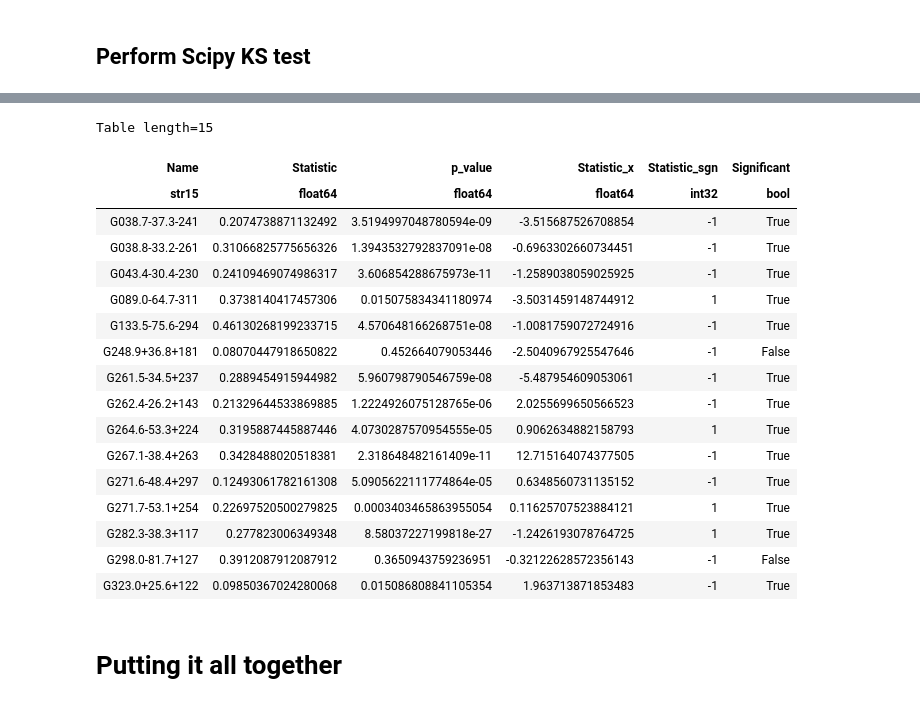
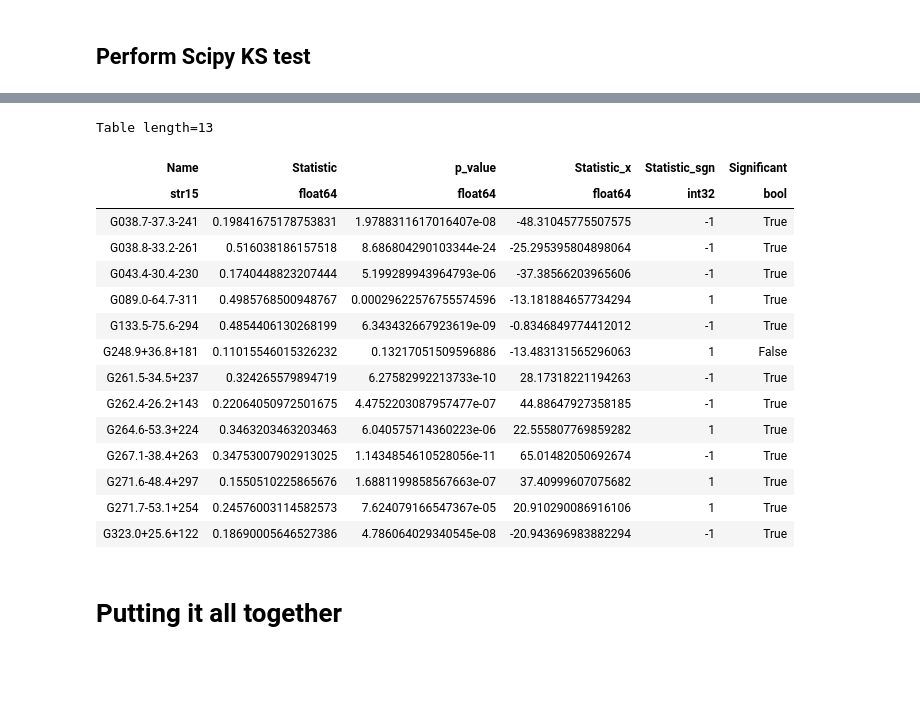
Before and after one commit to Olivex727/hvc-magnetic-honours-programs, a Jupyter notebook: synthesis/KStest.ipynb, the cells around one changed output, grey strips where cells are left out. Drawn from its saved outputs; the diff is of its cells as text; code cells hidden in the pictures; blank space fills up the shorter version.

Commit message:
KS test 2

```diff
--- a/synthesis/KStest.ipynb
+++ b/synthesis/KStest.ipynb
@@ -3,12 +3,12 @@ import sys
 sys.path.append('C://Users/olive/OneDrive - Australian National University/Honours-Olivia/Programs/honours/standard_modules')
 sys.path.append('C://Users/olive/OneDrive - Australian National University/Honours-Olivia/Programs/honours/project')
 
-from collation import collator, hvc_snapshot as snap
+from collation import collator, hvc_snapshot as snap, collation_tools as ct
 from synthesis import hvc_looper as hvcl, magnetic_field_derivation as mfd
 
 collated_data = collator.data_whole_sky(False, load_data=["../data_processed/proc_rms","../data_processed/proc_hvcs"], h1_img="../data_catalog/hi4pi-hvc-nhi-car.fits", override_RMs=True)
 
-master_hvcs = hvcl.load_HVCs(collated_data, hvc_indicies=[0, 1, 2, 3, 4, 5, 6, 7, 9, 10, 12, 13, 16, 22, 24])
+master_hvcs = hvcl.load_HVCs(collated_data, hvc_indicies=[0, 1, 2, 3, 4, 5, 6, 7, 9, 10, 12, 13, 24])
 # %% [output]
 === WHOLE-SKY DATA COLLATION ===
 Gathering data ...
@@ -91,7 +91,7 @@ import scipy.stats as stats
 from astropy.table import Table
 
 def column_to_array(data):
-    return np.sort(data.data*1e6)
+    return np.sort(data.data)
 
 def split_RMs(RMs, centre, max_distance):
     mask = np.zeros(len(RMs), dtype=bool)
@@ -119,8 +119,8 @@ def make_cdfs(inner, outer):
 def KStest_single(snapshots, index = 0, show = False, dict_answer=True, p_value=0.05):
     hvc_snap = snapshots[index]
     inner_rms, outer_rms = split_RMs(hvc_snap["RMs"],hvc_snap["HVC"]["SkyCoord"], morph_ring(hvc_snap))
-    inner = column_to_array(inner_rms["B_virtual [int]"])
-    outer = column_to_array(outer_rms["B_virtual [int]"])
+    inner = column_to_array(inner_rms["RM"])
+    outer = column_to_array(outer_rms["RM"])
 
     print("Analysing HVC: " + hvc_snap["HVC"]["Name"])
     #print(len(outer), len(inner))
@@ -176,25 +174,25 @@ Analysing HVC: G298.0-81.7+127
 Analysing HVC: G323.0+25.6+122
 # %%
-Table(rows=KSlist)#, names=("statistic", "pvalue", "statistic_location", "statistic_sign"))
+raw_KS = Table(rows=KSlist)#, names=("statistic", "pvalue", "statistic_location", "statistic_sign"))
+ct.write_processed(raw_KS, '../data_processed/hvc_KS_tests/unorrected_KS')
+raw_KS
 # %% [output]
-Table length=15
+Table length=13
 | Name | Statistic | p_value | Statistic_x | Statistic_sgn | Significant |
 | str15 | float64 | float64 | float64 | int32 | bool |
-| G038.7-37.3-241 | 0.2074738871132492 | 3.5194997048780594e-09 | -3.515687526708854 | -1 | True |
-| G038.8-33.2-261 | 0.31066825775656326 | 1.3943532792837091e-08 | -0.6963302660734451 | -1 | True |
-| G043.4-30.4-230 | 0.24109469074986317 | 3.606854288675973e-11 | -1.2589038059025925 | -1 | True |
-| G089.0-64.7-311 | 0.3738140417457306 | 0.015075834341180974 | -3.5031459148744912 | 1 | True |
-| G133.5-75.6-294 | 0.46130268199233715 | 4.570648166268751e-08 | -1.0081759072724916 | -1 | True |
-| G248.9+36.8+181 | 0.08070447918650822 | 0.452664079053446 | -2.5040967925547646 | -1 | False |
-| G261.5-34.5+237 | 0.2889454915944982 | 5.960798790546759e-08 | -5.487954609053061 | -1 | True |
-| G262.4-26.2+143 | 0.21329644533869885 | 1.2224926075128765e-06 | 2.0255699650566523 | -1 | True |
-| G264.6-53.3+224 | 0.3195887445887446 | 4.0730287570954555e-05 | 0.9062634882158793 | 1 | True |
-| G267.1-38.4+263 | 0.3428488020518381 | 2.318648482161409e-11 | 12.715164074377505 | -1 | True |
-| G271.6-48.4+297 | 0.12493061782161308 | 5.0905622111774864e-05 | 0.6348560731135152 | -1 | True |
-| G271.7-53.1+254 | 0.22697520500279825 | 0.0003403465863955054 | 0.11625707523884121 | 1 | True |
-| G282.3-38.3+117 | 0.277823006349348 | 8.58037227199818e-27 | -1.2426193078764725 | 1 | True |
-| G298.0-81.7+127 | 0.3912087912087912 | 0.3650943759236951 | -0.32122628572356143 | -1 | False |
-| G323.0+25.6+122 | 0.09850367024280068 | 0.015086808841105354 | 1.963713871853483 | -1 | True |
+| G038.7-37.3-241 | 0.19841675178753831 | 1.9788311617016407e-08 | -48.31045775507575 | -1 | True |
+| G038.8-33.2-261 | 0.516038186157518 | 8.686804290103344e-24 | -25.295395804898064 | -1 | True |
+| G043.4-30.4-230 | 0.1740448823207444 | 5.199289943964793e-06 | -37.38566203965606 | -1 | True |
+| G089.0-64.7-311 | 0.4985768500948767 | 0.00029622576755574596 | -13.181884657734294 | 1 | True |
+| G133.5-75.6-294 | 0.4854406130268199 | 6.343432667923619e-09 | -0.8346849774412012 | -1 | True |
+| G248.9+36.8+181 | 0.11015546015326232 | 0.13217051509596886 | -13.483131565296063 | 1 | False |
+| G261.5-34.5+237 | 0.324265579894719 | 6.27582992213733e-10 | 28.17318221194263 | -1 | True |
+| G262.4-26.2+143 | 0.22064050972501675 | 4.4752203087957477e-07 | 44.88647927358185 | -1 | True |
+| G264.6-53.3+224 | 0.3463203463203463 | 6.040575714360223e-06 | 22.555807769859282 | 1 | True |
+| G267.1-38.4+263 | 0.34753007902913025 | 1.1434854610528056e-11 | 65.01482050692674 | -1 | True |
+| G271.6-48.4+297 | 0.1550510225865676 | 1.6881199858567663e-07 | 37.40999607075682 | 1 | True |
+| G271.7-53.1+254 | 0.24576003114582573 | 7.624079166547367e-05 | 20.910290086916106 | 1 | True |
+| G323.0+25.6+122 | 0.18690005646527386 | 4.786064029340545e-08 | -20.943696983882294 | -1 | True |
 # %% [markdown]
 # Putting it all together
 # %%
```
Also changed, not shown: parts of 3 cells of this notebook, 1 other file.
